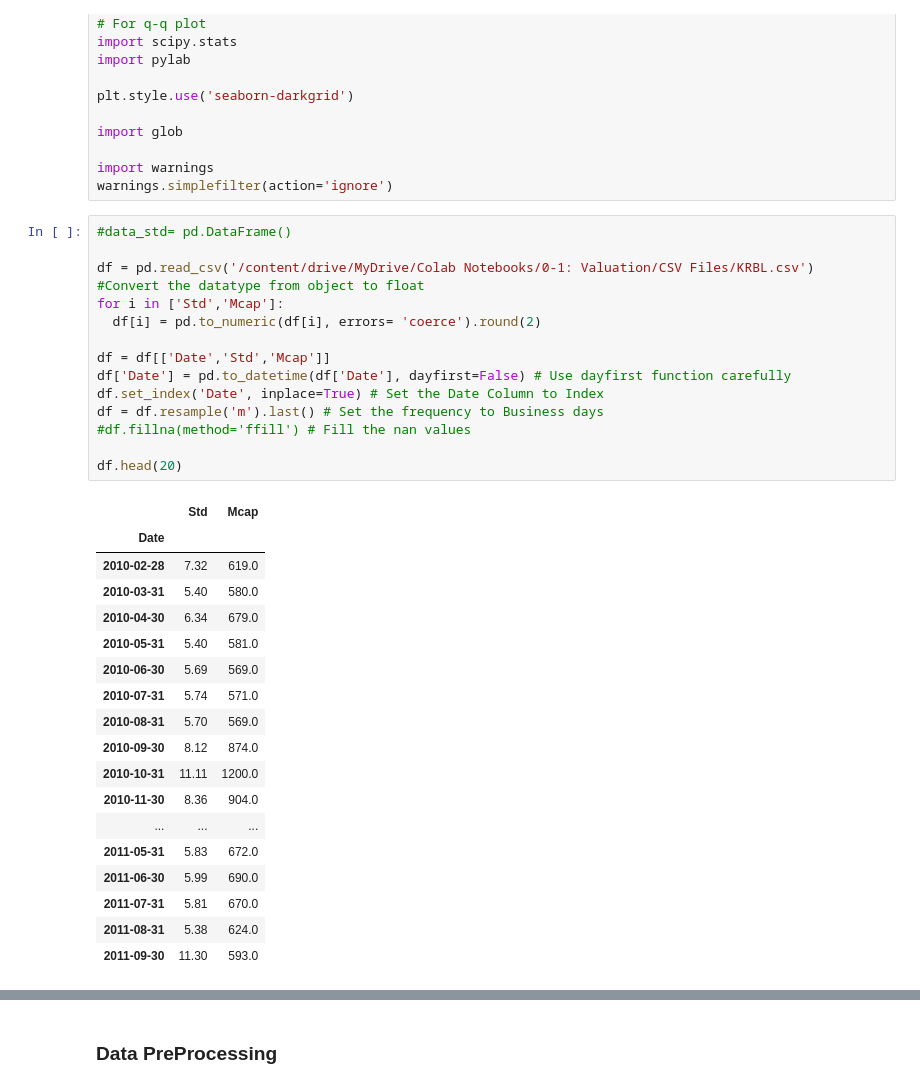
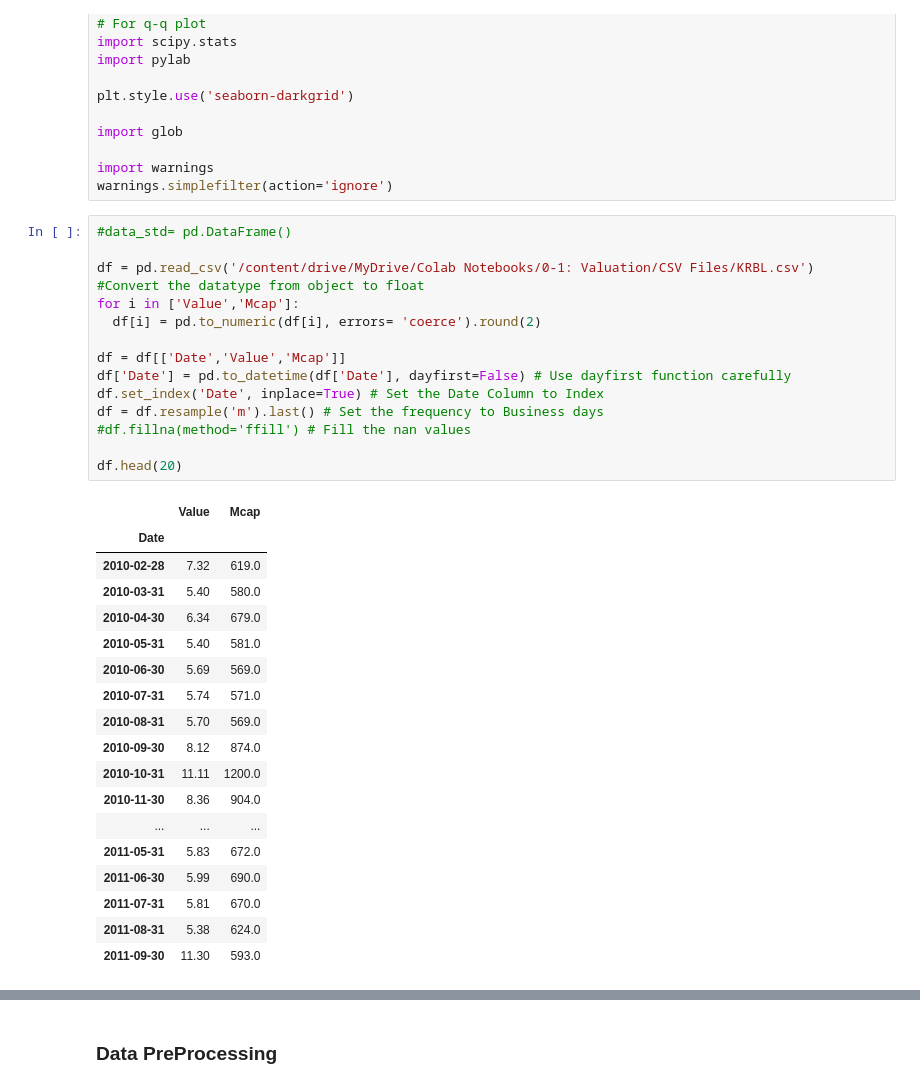
Before and after one commit to Tanulshn/Zero-to-One-Valuation, a Jupyter notebook: Valuation_0_1_individual_Stock.ipynb, the cells around one changed output, grey strips where cells are left out. Drawn from its saved outputs; the diff is of its cells as text.

```diff
--- a/Valuation_0_1_individual_Stock.ipynb
+++ b/Valuation_0_1_individual_Stock.ipynb
@@ -36,20 +36,20 @@ warnings.simplefilter(action='ignore')
 # %%
 #data_std= pd.DataFrame()
 
 df = pd.read_csv('/content/drive/MyDrive/Colab Notebooks/0-1: Valuation/CSV Files/KRBL.csv')
 #Convert the datatype from object to float
-for i in ['Std','Mcap']:
+for i in ['Value','Mcap']:
   df[i] = pd.to_numeric(df[i], errors= 'coerce').round(2)
 
-df = df[['Date','Std','Mcap']]
+df = df[['Date','Value','Mcap']]
 df['Date'] = pd.to_datetime(df['Date'], dayfirst=False) # Use dayfirst function carefully
 df.set_index('Date', inplace=True) # Set the Date Column to Index
 df = df.resample('m').last() # Set the frequency to Business days
 #df.fillna(method='ffill') # Fill the nan values
 
 df.head(20)
 # %% [output]
-|  | Std | Mcap |
+|  | Value | Mcap |
 | Date |  |  |
 | 2010-02-28 | 7.32 | 619.0 |
 | 2010-03-31 | 5.40 | 580.0 |
```
Also changed, not shown: parts of 25 cells of this notebook.
